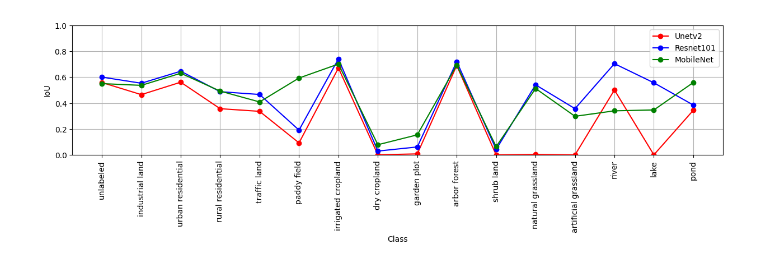
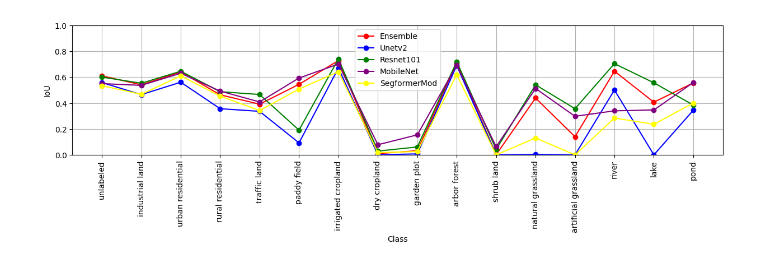
Before and after one commit to theElandor/CVCS, a Jupyter notebook: source/scripts/plotting.ipynb, the cells around one changed output. Drawn from its saved outputs; the diff is of its cells as text; code cells hidden in the pictures.

```diff
--- a/source/scripts/plotting.ipynb
+++ b/source/scripts/plotting.ipynb
@@ -5,9 +5,11 @@ import yaml
 import dataset
 # %%
 multi_config = {
+	"Ensemble": None,
     "Unetv2": "D:\\weights\\checkpoint8",
 	"Resnet101": "D:\\weights\\checkpoint12",
 	"MobileNet": "D:\\weights\\checkpoint20",
+	"SegformerMod": "D:\\weights\\segmod_heckpoint20",
 }
 config = {
 	"num_classes": 15,
@@ -15,16 +17,19 @@ config = {
 	"patch_size": 224,
 	'device':'gpu',
 	'verbose':True,
-	'ignore_background':False
+	'ignore_background':False,
+	"ensemble_config": "test.yaml"
 }
 
 device = utils.load_device(config)
 data = {}
 for netname, checkpoint in multi_config.items():
 	config['net'] = netname
+	print(f"Evaluating {netname}")
 	config['load_checkpoint'] = checkpoint
 	net = utils.load_network(config, device).to(device)
-	utils.load_checkpoint(config, net)
+	if checkpoint != None:
+		utils.load_checkpoint(config, net)
 	loader = dataset.Loader(config['dataset'], 1, patch_size=config['patch_size'])
 	if 'images' in config.keys() : loader.specify(config['images'])
 	flat, normalized = utils.eval_model(net,
@@ -46,32 +112,32 @@ def plot_IoU_perclass(data):
 		2:"urban residential",
 		3:"rural residential",
 		4:"traffic land",
 		5:"paddy field",
 		6:"irrigated cropland",
 		7:"dry cropland",
 		8:"garden plot",
 		9:"arbor forest",
 		10:"shrub land",
 		11:"natural grassland",
 		12:"artificial grassland",
 		13:"river",
 		14:"lake",
 		15:"pond",
 	}
 	fig, ax = plt.subplots()
 	fig.set_size_inches(15,3)
-	colors = ['red', 'blue', 'green']
+	colors = ['red', 'blue', 'green', 'purple', 'yellow']
 	for i,net in enumerate(data.keys()):
 		perclass_IoU = data[net]['perclass_IoU']
 		plt.plot(perclass_IoU, marker='o', color=colors[i], label=net)
 	ax.legend()
 	x_numbers = [_ for _ in range(len(labels.items()))]
 	plt.xticks(x_numbers, labels.values(), rotation=90)
 	ax.set_xlabel("Class")
 	ax.set_ylabel("IoU")
 	plt.ylim(0,1)
 	plt.grid()
 	plt.show()
 plot_IoU_perclass(data)
 # %% [output]
-[figure, old version]
+[figure, new version]
```
Also changed, not shown: parts of 2 cells of this notebook, 4 other files.
